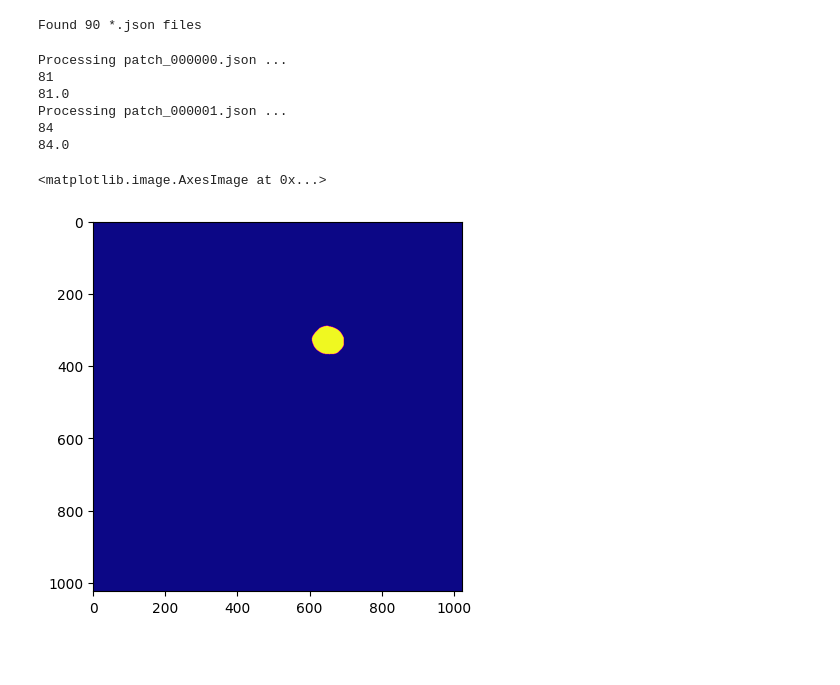
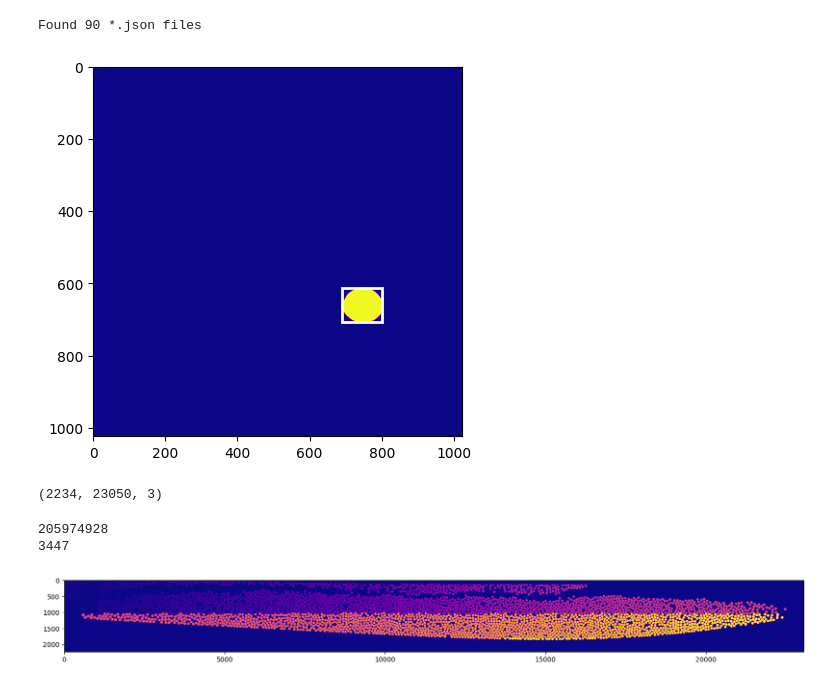
Before and after one commit to choROPeNt/segment-anything-2, a Jupyter notebook: notebooks/labelme2map.ipynb, the cells around one changed output. Saved outputs shown, nothing was run; the diff lists cells and outputs as text; code cells hidden in the pictures; blank space fills up the shorter version.

Commit message:
created for data analysis

```diff
--- a/notebooks/labelme2map.ipynb
+++ b/notebooks/labelme2map.ipynb
@@ -164,8 +188,10 @@ def convert_labelme_json(
 # %%
-inst_map_list = []
-for j in json_files[:2]:
-    print(f"Processing {j.name} ...")
-    inst_map, instances,inst_map_onehot = convert_labelme_json(
+per_tile_sam2 = []
+
+for j in tqdm(json_files[:], desc="Processing files"):
+
+
+    inst_map, instances,sam2 = convert_labelme_json(
             j,
             out_dir=out_dir,
             smooth_method='chaikin',
@@ -174,15 +200,29 @@ for j in json_files[:2]:
             # bspline_s=args.bspline_s,
             # include_labels=include_labels,
         )
+    per_tile_sam2.append(sam2)
-# %% [output]
-Processing patch_000000.json ...
-81
-81.0
-Processing patch_000001.json ...
-84
-84.0
 # %%
-plt.imshow(inst_map_onehot[0,::],cmap="plasma")
+import matplotlib.patches as patches
+# assume per_tile_sam2[0]["segmentation"] is a 2D mask (H, W)
+# and bbox = [xmin, ymin, xmax, ymax]
+mask = per_tile_sam2[0][1]["segmentation"]
+bbox = per_tile_sam2[0][1]["bbox"]
+xmin, ymin, w, h = bbox
+
+fig, ax = plt.subplots()
+ax.imshow(mask, cmap="plasma")
+
+# draw rectangle
+rect = patches.Rectangle(
+    (xmin, ymin),               # bottom-left corner (x,y)
+    w,                # width
+    h,                # height
+    linewidth=2,
+    edgecolor='white',
+    facecolor='none'
+)
+ax.add_patch(rect)
+
+plt.show()
 # %% [output]
-<matplotlib.image.AxesImage at 0x...>
-[figure, old version]
+[figure, new version]
@@ -309,0 +229,20 @@ def stitch_sam2_instances_with_dicts(
+# %%
+file_path = "/Volumes/warm_SD/data/160/00_series/00/160_00_01_50x.tiff"
+image = Image.open(file_path)
+was_grayscale = False
+
+if image.mode in ("L", "I"):       # 8-bit or 32-bit grayscale
+    was_grayscale = True
+    image = image.convert("RGB")   # expand to 3-channel RGB
+
+elif image.mode == "RGBA":         # keep only RGB, drop alpha
+    image = image.convert("RGB")
+
+# Convert to NumPy array
+image = np.array(image)
+tiler = Sam2Tiler(patch_h=1024, patch_w=1024, overlap_h=256, overlap_w=256, merge_iou=0.05)
+patches, offsets, padded_shape = tiler.tile_numpy(image)
+
+print(padded_shape)
+# %% [output]
+(2234, 23050, 3)
@@ -309,0 +254,12 @@ def stitch_sam2_instances_with_dicts(
+# %%
+print(sys.getsizeof(inst_map))
+print(len(instances))
+# %% [output]
+205974928
+3447
+# %%
+plt.figure(figsize=(20,10))
+plt.imshow(inst_map[:,:],cmap="plasma")
+plt.show()
+# %% [output]
+[figure, added]
```
Also changed, not shown: parts of 10 cells of this notebook, 1 other file.
